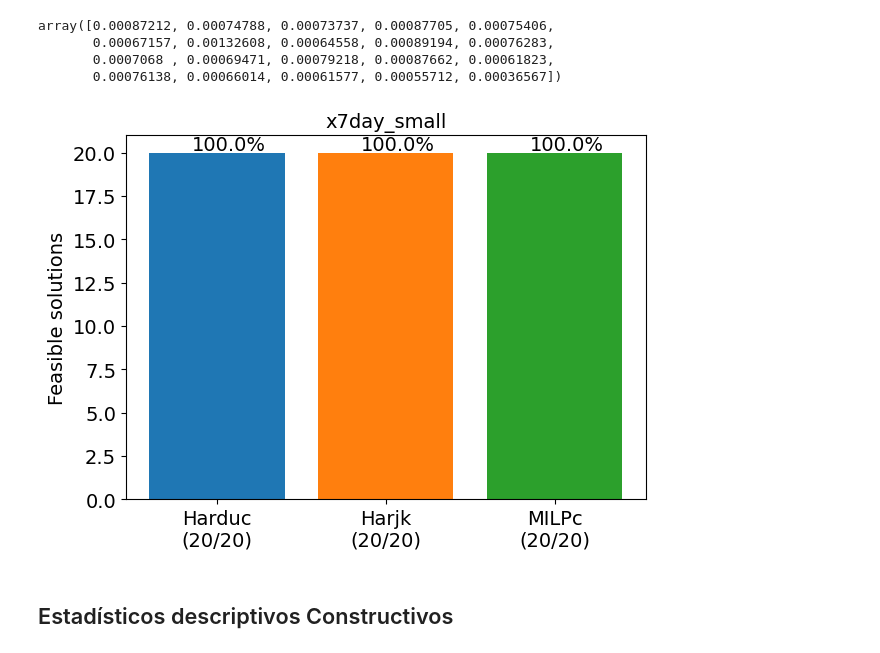
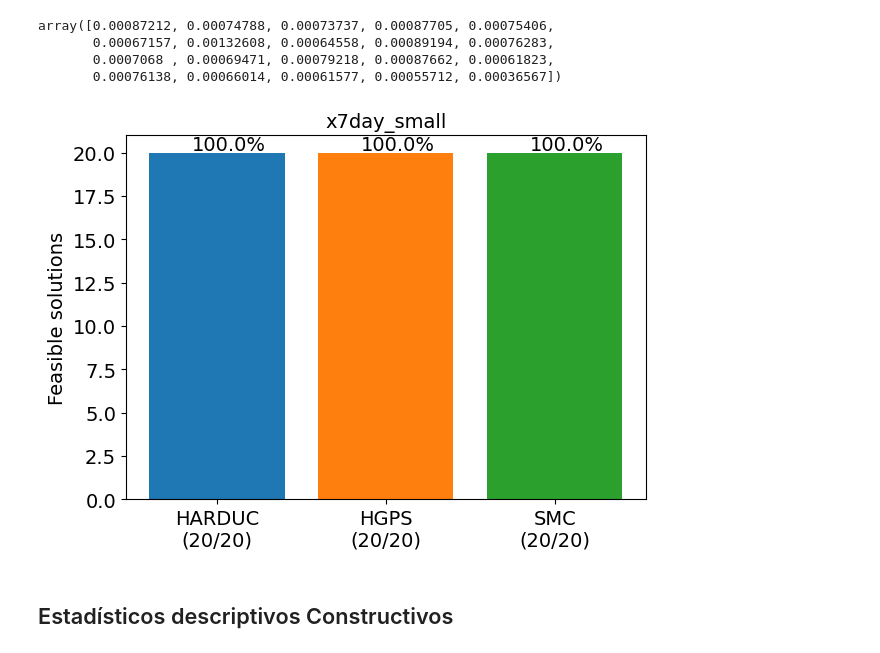
Before and after one commit to urieliram/Matheuristics_UCP, a Jupyter notebook: Figures_TC_UC2.ipynb, the cells around one changed output. Drawn from its saved outputs; the diff is of its cells as text; code cells hidden in the pictures.

```diff
--- a/Figures_TC_UC2.ipynb
+++ b/Figures_TC_UC2.ipynb
@@ -918,8 +918,8 @@ method2 = ['LB2_1h'   ]*(len(lbc2_1h))
 method3 = ['LB3_1h'   ]*(len(lbc3_1h))
 method4 = ['LB4_1h'   ]*(len(lbc4_1h))
 method5 = ['KS_1h'    ]*(len(ks_1h))
-method6 = ['MILP1h\n('+str(len(milp_1h))+'/'+str(n)+')' ]*(len(milp_1h))
-method7 = ['MILP2_1h']*(len(milp2_1h))
+method6 = ['SM1_1h\n('+str(len(milp_1h))+'/'+str(n)+')' ]*(len(milp_1h))
+method7 = ['SM2_1h']*(len(milp2_1h))
 method  = method1 + method2 + method3 + method4 + method5 + method6 + method7
 data    = np.concatenate((lbc1_1h,lbc2_1h,lbc3_1h,lbc4_1h,ks_1h,milp_1h,milp2_1h), axis=0)
 # initialise data of lists.
@@ -1112,24 +1112,24 @@ array([0.00087212, 0.00074788, 0.00073737, 0.00087705, 0.00075406,
 #pie(title='MILPc\n'      +filter,labels=['Feasible\n solution\n found','Feasible\n solutions\n not found'],sizes=[n-n_MILPc_ns,n_MILPc_ns  ],label='MILPc')
 # %%
 fig, ax = plt.subplots()
-labels = ['Harduc\n('+str(n_harduc)+'/'+str(n)+')','Harjk\n('+str(n_harjk)+'/'+str(n)+')','MILPc\n('+str(n_milpc)+'/'+str(n)+')']
+labels = ['HARDUC\n('+str(n_harduc)+'/'+str(n)+')','HGPS\n('+str(n_harjk)+'/'+str(n)+')','SMC\n('+str(n_milpc)+'/'+str(n)+')']
 counts = [n_harduc, n_harjk, n_milpc]
 bar_labels = ['red', 'blue', '_red']
 per_counts=[trunc((n_harduc/n)*100,1), trunc((n_harjk/n)*100,1), trunc((n_milpc/n)*100,1)]
 
 ax.bar(labels, counts, color=palette)
 ax.set_ylabel('Feasible solutions')
 ax.set_title(filter,fontsize=fontsize)
 
 for index,data in enumerate(counts):
     plt.text(x=index-0.15 , y=data+0.15 , s=f"{per_counts[index]}"+"%" , fontdict=dict(fontsize=fontsize))
 plt.tight_layout()
 
 namefile = dir+'fig_bars_cons'+'_'+filter+'.pdf'
 plt.savefig(namefile, transparent=True)
 plt.show()
 # %% [output]
-[figure, old version]
+[figure, new version]
 # %%
 ## https://www.geeksforgeeks.org/data-visualization-with-python-seaborn/
 
```
Also changed, not shown: parts of 6 cells of this notebook.
